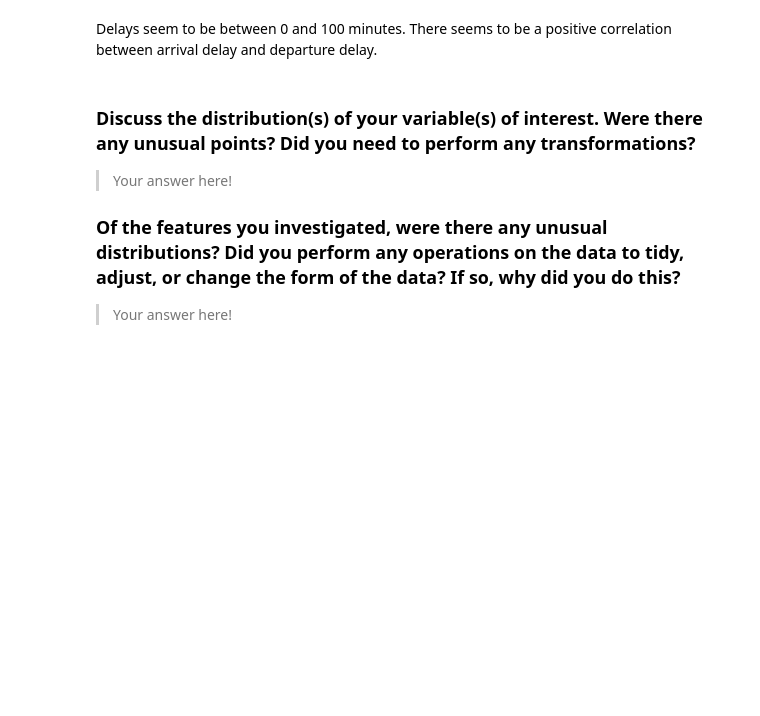
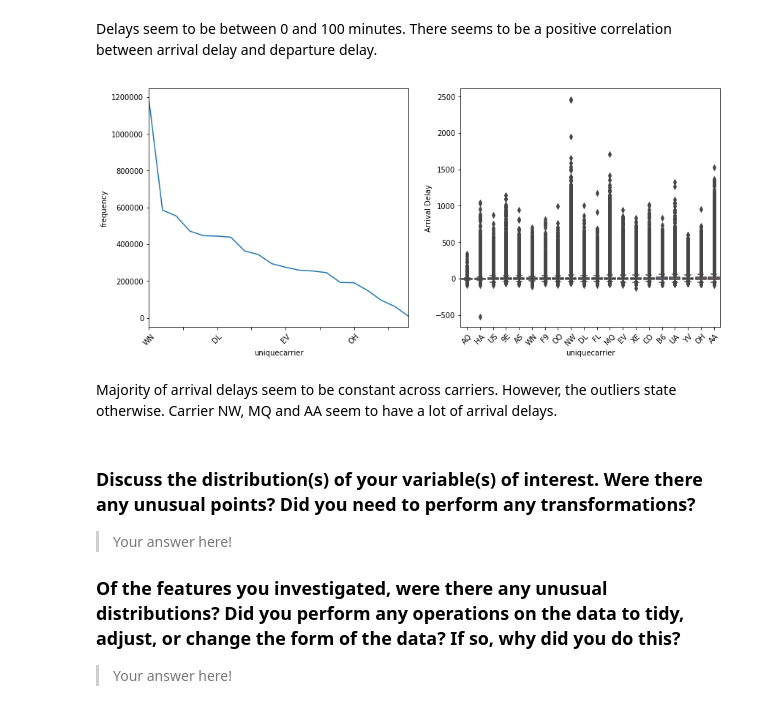
Before and after one commit to command7/exploratory_data_analysis, a Jupyter notebook: Analysis.ipynb, the cells around one changed output. Drawn from its saved outputs; the diff is of its cells as text; code cells hidden in the pictures; blank space fills up the shorter version.

Commit message:
Visualization: Plot unique carriers

```diff
--- a/Analysis.ipynb
+++ b/Analysis.ipynb
@@ -398,6 +398,12 @@ plot_feature(flights_data, "depdelay")
 # %% [markdown]
 Delays seem to be between 0 and 100 minutes.
 There seems to be a positive correlation between arrival delay and departure delay.
+# %%
+plot_feature(flights_data, "uniquecarrier")
+# %% [output]
+[figure, added]
+# %% [markdown]
+Majority of arrival delays seem to be constant across carriers. However, the outliers state otherwise. Carrier NW, MQ and AA seem to have a lot of arrival delays.
 # %% [markdown]
 ### Discuss the distribution(s) of your variable(s) of interest. Were there any unusual points? Did you need to perform any transformations?
 
```
Also changed, not shown: parts of 1 cell of this notebook.
